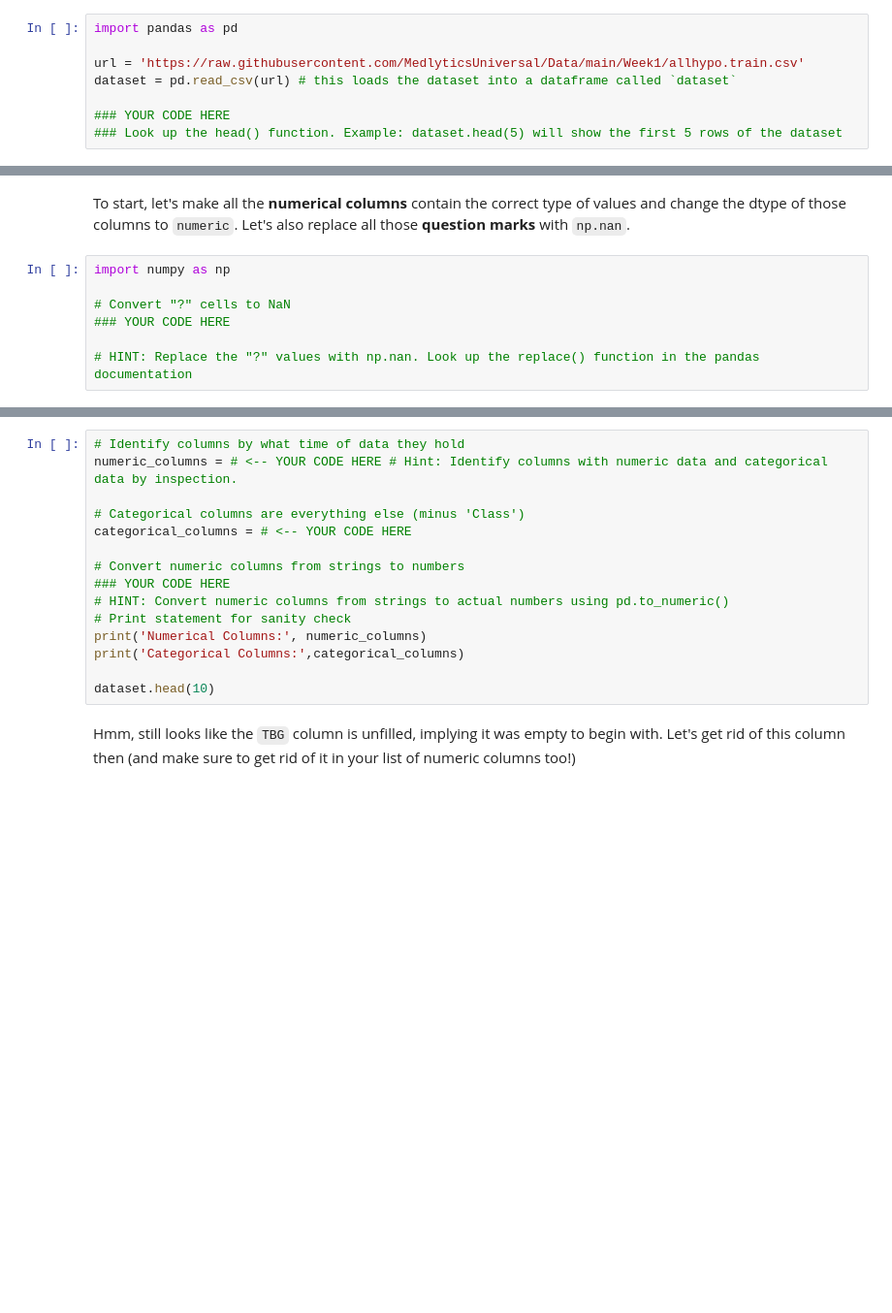
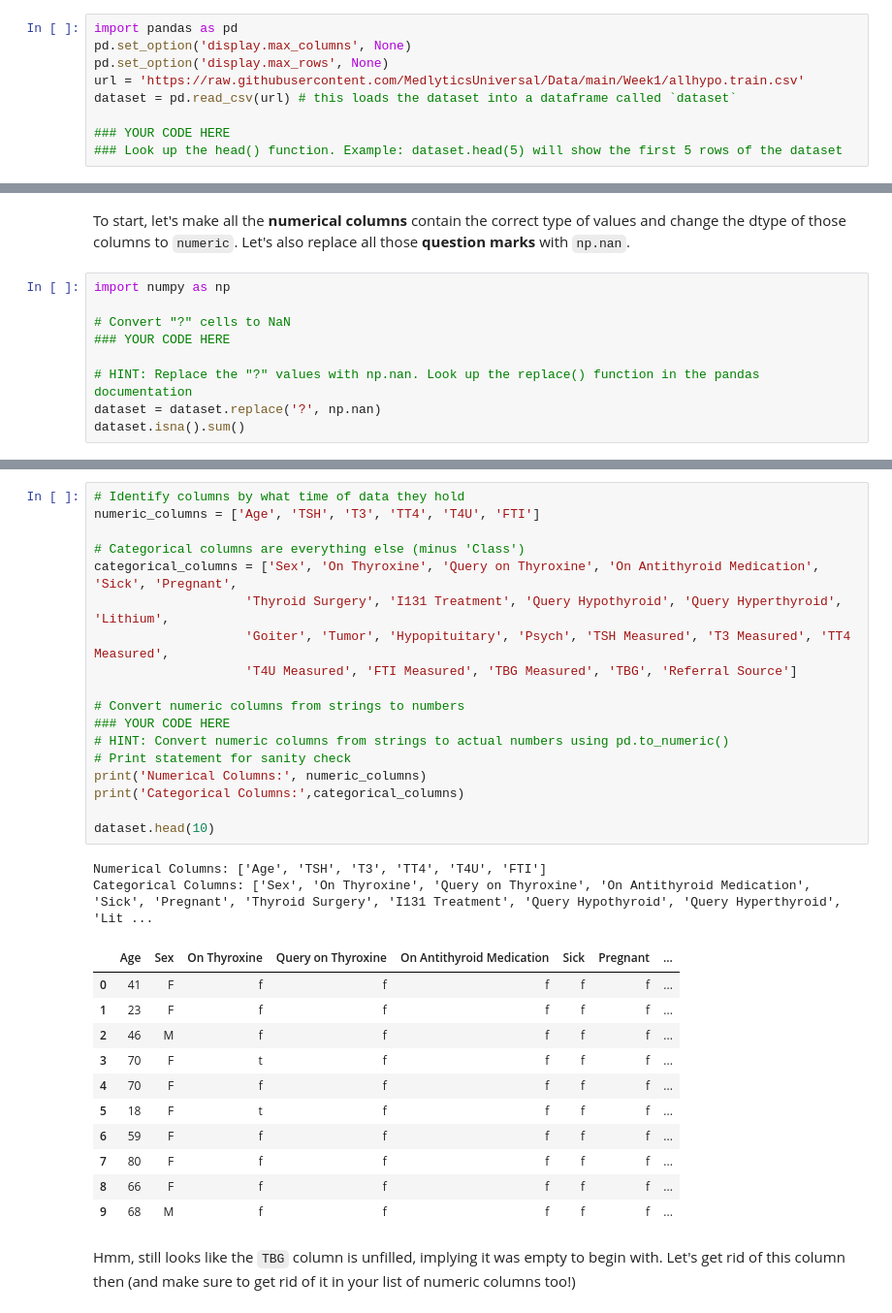
Before and after one commit to KaileyLiou/Medlytics-Fall, a Jupyter notebook: Challenge_Project/Challenge_Project.ipynb, the cells around one changed output, grey strips where cells are left out. Shown at 97% size. Drawn from its saved outputs; the diff is of its cells as text; blank space fills up the shorter version.

```diff
--- a/Challenge_Project/Challenge_Project.ipynb
+++ b/Challenge_Project/Challenge_Project.ipynb
@@ -22,7 +22,8 @@ The boss wants to see a **balanced** model that can predict with a **high sensit
 Let's read the data into a Pandas DataFrame and look at the first 20 records.
 # %%
 import pandas as pd
-
+pd.set_option('display.max_columns', None)
+pd.set_option('display.max_rows', None)
 url = 'https://raw.githubusercontent.com/MedlyticsUniversal/Data/main/Week1/allhypo.train.csv'
 dataset = pd.read_csv(url) # this loads the dataset into a dataframe called `dataset`
 
@@ -79,3 +79,5 @@ import numpy as np
 ### YOUR CODE HERE
 
 # HINT: Replace the "?" values with np.nan. Look up the replace() function in the pandas documentation
+dataset = dataset.replace('?', np.nan)
+dataset.isna().sum()
@@ -82,17 +111,34 @@ import numpy as np
 # %%
 # Identify columns by what time of data they hold
-numeric_columns = # <-- YOUR CODE HERE # Hint: Identify columns with numeric data and categorical data by inspection.
+numeric_columns = ['Age', 'TSH', 'T3', 'TT4', 'T4U', 'FTI']
 
 # Categorical columns are everything else (minus 'Class')
-categorical_columns = # <-- YOUR CODE HERE
+categorical_columns = ['Sex', 'On Thyroxine', 'Query on Thyroxine', 'On Antithyroid Medication', 'Sick', 'Pregnant',
+                    'Thyroid Surgery', 'I131 Treatment', 'Query Hypothyroid', 'Query Hyperthyroid', 'Lithium',
+                    'Goiter', 'Tumor', 'Hypopituitary', 'Psych', 'TSH Measured', 'T3 Measured', 'TT4 Measured',
+                    'T4U Measured', 'FTI Measured', 'TBG Measured', 'TBG', 'Referral Source']
 
 # Convert numeric columns from strings to numbers
 ### YOUR CODE HERE
 # HINT: Convert numeric columns from strings to actual numbers using pd.to_numeric()
 # Print statement for sanity check
 print('Numerical Columns:', numeric_columns)
 print('Categorical Columns:',categorical_columns)
 
 dataset.head(10)
+# %% [output]
+Numerical Columns: ['Age', 'TSH', 'T3', 'TT4', 'T4U', 'FTI']
+Categorical Columns: ['Sex', 'On Thyroxine', 'Query on Thyroxine', 'On Antithyroid Medication', 'Sick', 'Pregnant', 'Thyroid Surgery', 'I131 Treatment', 'Query Hypothyroid', 'Query Hyperthyroid', 'Lit ...
+|  | Age | Sex | On Thyroxine | Query on Thyroxine | On Antithyroid Medication | Sick | Pregnant | ... |
+| 0 | 41 | F | f | f | f | f | f | ... |
+| 1 | 23 | F | f | f | f | f | f | ... |
+| 2 | 46 | M | f | f | f | f | f | ... |
+| 3 | 70 | F | t | f | f | f | f | ... |
+| 4 | 70 | F | f | f | f | f | f | ... |
+| 5 | 18 | F | t | f | f | f | f | ... |
+| 6 | 59 | F | f | f | f | f | f | ... |
+| 7 | 80 | F | f | f | f | f | f | ... |
+| 8 | 66 | F | f | f | f | f | f | ... |
+| 9 | 68 | M | f | f | f | f | f | ... |
 # %% [markdown]
 Hmm, still looks like the `TBG` column is unfilled, implying it was empty to begin with. Let's get rid of this column then (and make sure to get rid of it in your list of numeric columns too!)
```
Also changed, not shown: parts of 24 cells of this notebook.
